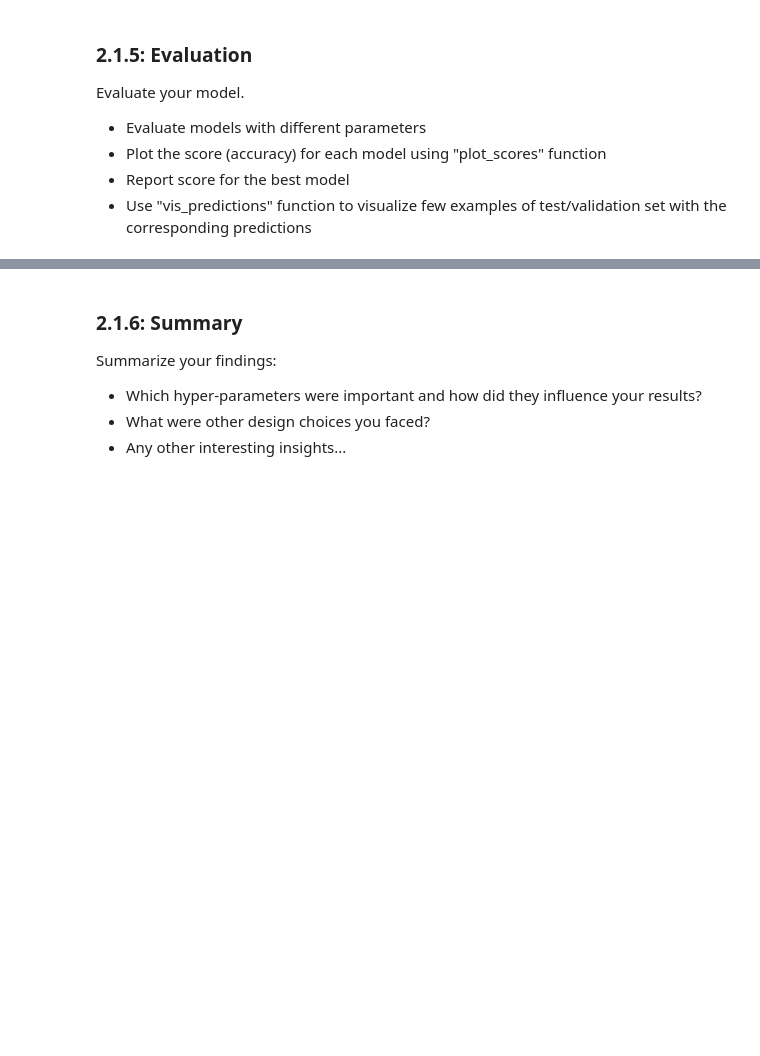
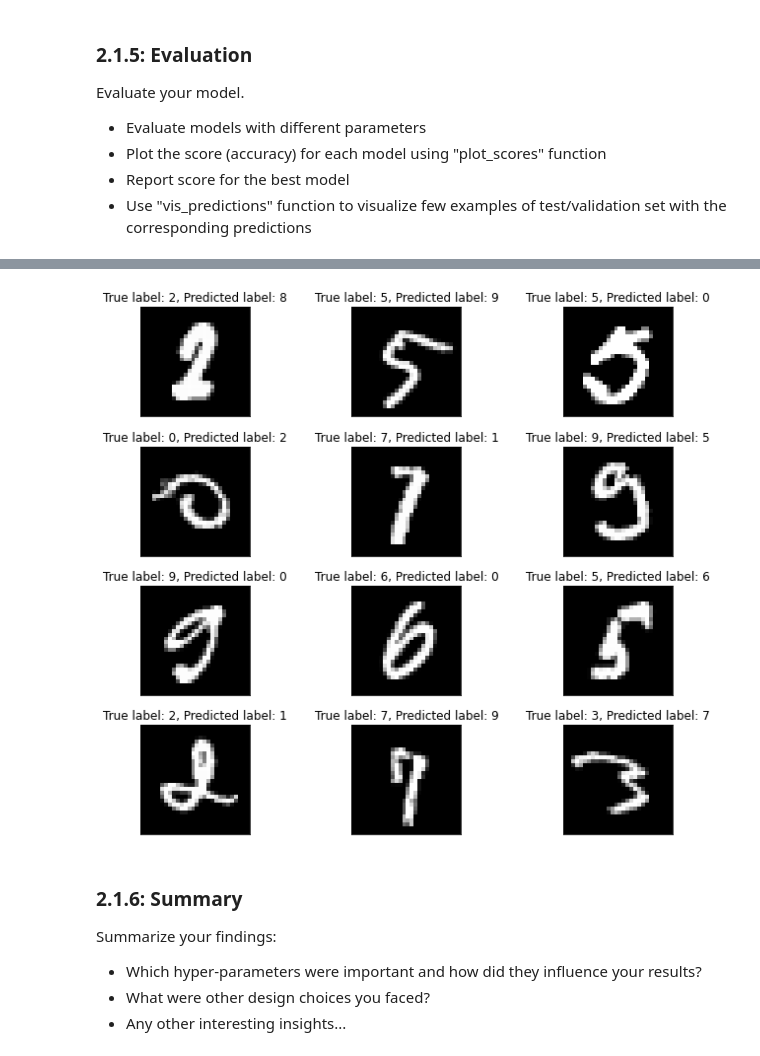
Before and after one commit to sangeet2020/MLCysec-hw, a Jupyter notebook: 2021_10_29_Task_01.ipynb.ipynb, the cells around one changed output, grey strips where cells are left out. Drawn from its saved outputs; the diff is of its cells as text; code cells hidden in the pictures; blank space fills up the shorter version.

```diff
--- a/2021_10_29_Task_01.ipynb.ipynb
+++ b/2021_10_29_Task_01.ipynb.ipynb
@@ -462,0 +445,16 @@ Fitting on best parameters: {'knn__algorithm': 'auto', 'knn__n_neighbors': 5, 'k
+# %%
+## Training on entire train set.
+
+# best_estimator_ will by default use the same pipe as above with best parameters.
+pipe = search.best_estimator_
+new_knn = pipe.fit(x_train_np, y_train_np)
+
+start = time.time()
+train_score = new_knn.score(x_train_np, y_train_np)
+end = time.time()
+
+val_score = new_knn.score(x_val_np, y_val_np)
+
+print(f"Train acc: {train_score*100:.3f}%")
+print(f"Val acc: {val_score*100:.3f}%")
+print(f"Fitting time on train data: {end-start:.3f} s")
@@ -462,0 +466,9 @@ Fitting on best parameters: {'knn__algorithm': 'auto', 'knn__n_neighbors': 5, 'k
+# %%
+# Predict target labels for test set and generate scores, classification report.
+print("Evaluating on test data")
+start = time.time()
+y_pred = new_knn.predict(x_test_np)
+end = time.time()
+print(f"Test acc: {accuracy_score(y_test_np, y_pred)*100:.3f}%")
+print(classification_report(y_test_np, y_pred))
+print(f"Fitting time on test data: {end-start:.3f} s")
@@ -463,3 +496,13 @@ Fitting on best parameters: {'knn__algorithm': 'auto', 'knn__n_neighbors': 5, 'k
+# %%
+# Visualize the predictions
+incorr_pred = [i for i in range(len(y_pred)) if y_pred[i] != y_test_np[i]]
+x_test_incorr = [x_test_np[i] for i in incorr_pred]
+y_test_incorr = [y_test_np[i] for i in incorr_pred]
+y_pred_incorr = [y_pred[i] for i in incorr_pred]
+
+vis_predictions(x_test_incorr, y_test_incorr, y_pred_incorr, len(y_pred_incorr))
+# %% [output]
+[figure, added]
 # %% [markdown]
 ### 2.1.6: Summary
 
```
Also changed, not shown: parts of 21 cells of this notebook.
